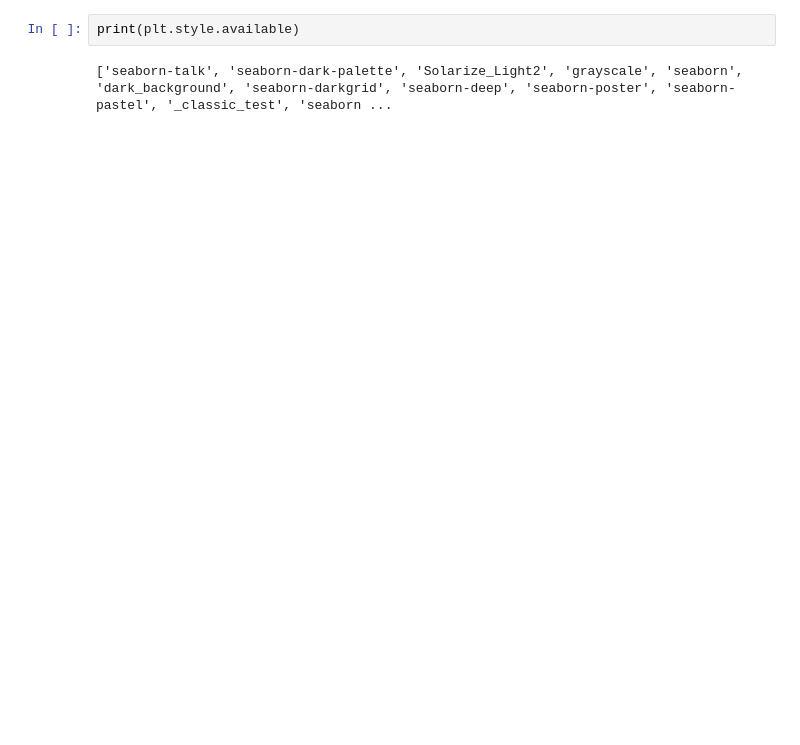
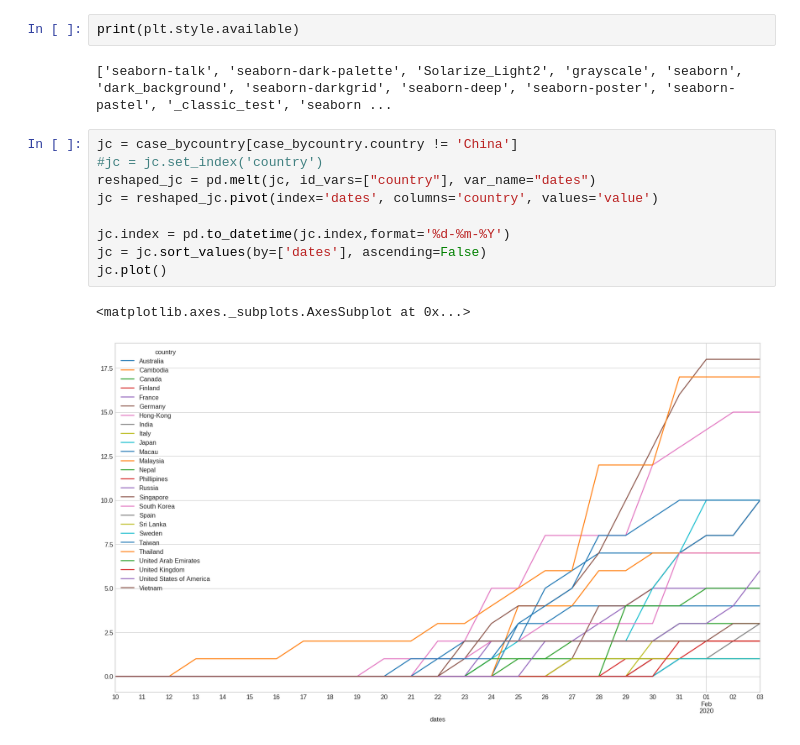
Before and after one commit to zbrfey/ncov, a Jupyter notebook: ncov2019.ipynb, the cells around one changed output. Saved outputs shown, nothing was run; the diff lists cells and outputs as text; blank space fills up the shorter version.

```diff
--- a/ncov2019.ipynb
+++ b/ncov2019.ipynb
@@ -209,3 +230,15 @@ case_bycountry.head(50)
 print(plt.style.available)
 # %% [output]
 ['seaborn-talk', 'seaborn-dark-palette', 'Solarize_Light2', 'grayscale', 'seaborn', 'dark_background', 'seaborn-darkgrid', 'seaborn-deep', 'seaborn-poster', 'seaborn-pastel', '_classic_test', 'seaborn ...
+# %%
+jc = case_bycountry[case_bycountry.country != 'China']
+#jc = jc.set_index('country')
+reshaped_jc = pd.melt(jc, id_vars=["country"], var_name="dates")
+jc = reshaped_jc.pivot(index='dates', columns='country', values='value')
+
+jc.index = pd.to_datetime(jc.index,format='%d-%m-%Y')
+jc = jc.sort_values(by=['dates'], ascending=False)
+jc.plot()
+# %% [output]
+<matplotlib.axes._subplots.AxesSubplot at 0x...>
+[figure, added]
```
Also changed, not shown: parts of 7 cells of this notebook.
